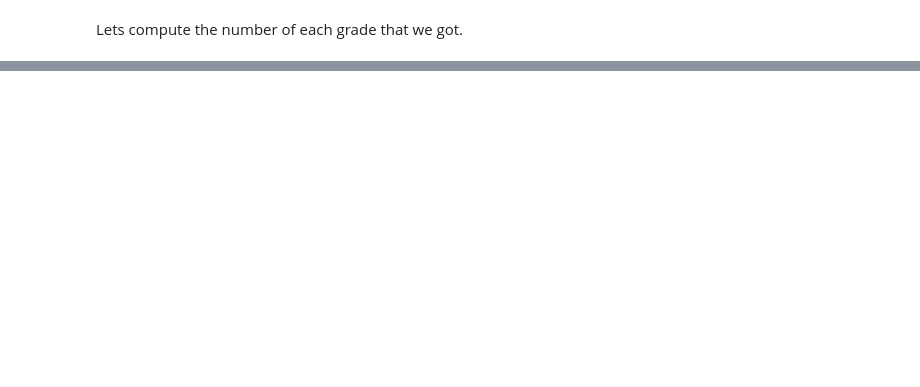
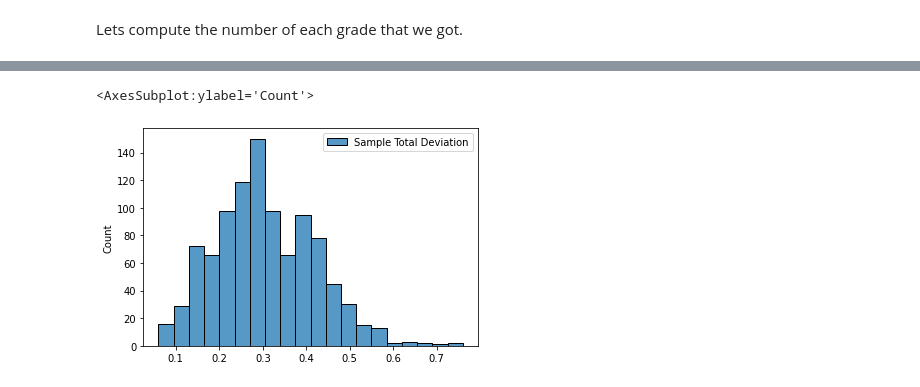
Before and after one commit to virgilpierce/STAT_111, a Jupyter notebook: Class Notes 10-5 - Resampling More Examples.ipynb, the cells around one changed output, grey strips where cells are left out. Cells and saved outputs as stored; diff of their text form; code cells hidden in the pictures; blank space fills up the shorter version.

```diff
--- a/Class Notes 10-5 - Resampling More Examples.ipynb
+++ b/Class Notes 10-5 - Resampling More Examples.ipynb
@@ -120,0 +200,39 @@ Lets compute the number of each grade that we got.
+# %%
+def experiment(N, s=size, population=sim_population):
+
+    # Make a dataframe to collect the results
+    result = pd.DataFrame([], columns=['Sample Total Deviation'])
+
+
+    # run the experiment k times
+    for k in range(N):
+
+        # build the sample with repeats (note it MUST be repeats for this problem)
+        sample = random.choices(sim_population, k=s)
+
+        # Compute the distribution of grades in our sample
+        sample_grades = {'A':0, 'B':0, 'C':0, 'D':0, 'F':0}
+        for grade in ['A', 'B', 'C', 'D', 'F']:
+            sample_grades[grade] = len([x for x in sample if x==grade])
+
+        # build a data frame summarizing our results.
+        # Note this is not strictly necessary, we could just compute the thing we care about, however
+        # we have the dataframe and it is small enough there is no memory advantage to not using it.
+        sample_distribution = pd.DataFrame([ [sample_grades['A']/s, sample_grades['B']/s,
+                                      sample_grades['C']/s, sample_grades['D']/s,
+                                      sample_grades['F']/s], [0.11, 0.27, 0.30, 0.15, 0.17]],
+                             index = ['Sample Distribution', 'Population Distribution'],
+                             columns = ['A', 'B', 'C', 'D', 'F']).transpose()
+
+        # Compute the sample deviation - note this is the one disadvantage of doing this with a DataFrame
+        # the commands are too long and overrun the margins.
+        sample_distribution.loc[:, 'Deviation'] = sample_distribution.loc[:, 'Population Distribution'] - sample_distribution.loc[:, 'Sample Distribution']
+
+        # add up the total deviation and put it into our result DataFrame
+        result.loc[k, 'Sample Total Deviation'] =  sample_distribution.iloc[:, -1].abs().sum()
+
+    # return the result DataFrame
+    return result
+# %%
+result = experiment(1000)
+result
@@ -120,0 +253,5 @@ Lets compute the number of each grade that we got.
+# %%
+sns.histplot(data=result, bins=20)
+# %% [output]
+<AxesSubplot:ylabel='Count'>
+[figure, added]
```
Also changed, not shown: parts of 20 cells of this notebook.
